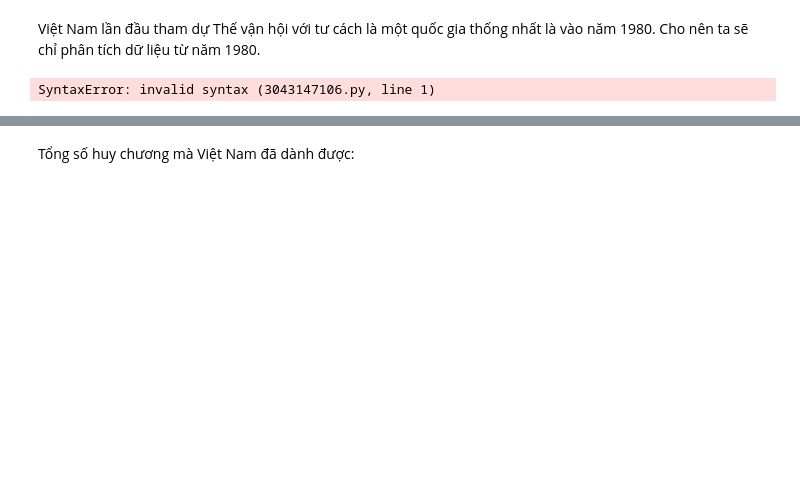
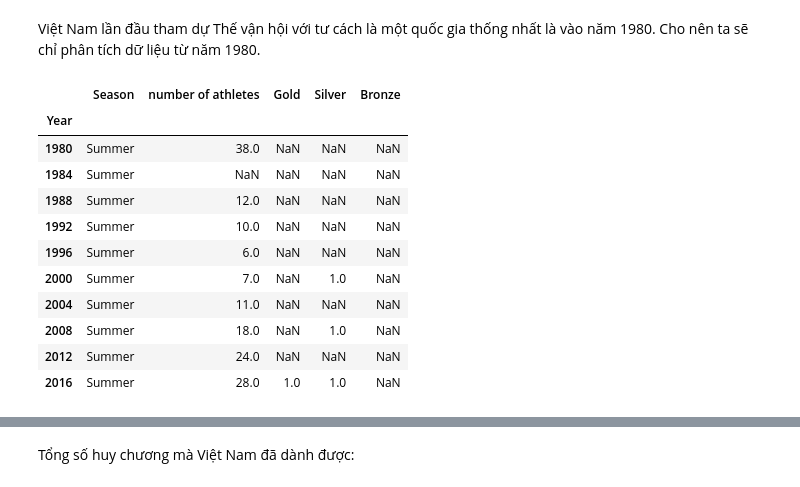
Before and after one commit to tungbtt/LTKHDL_Project, a Jupyter notebook: Olympics.ipynb, the cells around one changed output, grey strips where cells are left out. Cells and saved outputs as stored; diff of their text form; code cells hidden in the pictures; blank space fills up the shorter version.

```diff
--- a/Olympics.ipynb
+++ b/Olympics.ipynb
@@ -512,9 +557,21 @@ df_vn
 # %% [markdown]
 Việt Nam lần đầu tham dự Thế vận hội với tư cách là một quốc gia thống nhất là vào năm 1980. Cho nên ta sẽ chỉ phân tích dữ liệu từ năm 1980.
 # %%
-df_vn = df_vn.drop([x for x in df_vn.index if df_vn.loc[x,'Year'] < 1980]).set_index('Year').
+df_vn = df_vn.drop([x for x in df_vn.index if df_vn.loc[x,'Year'] < 1980]).set_index('Year').sort_index()
+df_vn
 # %% [output]
-SyntaxError: invalid syntax (3043147106.py, line 1)
+|  | Season | number of athletes | Gold | Silver | Bronze |
+| Year |  |  |  |  |  |
+| 1980 | Summer | 38.0 | NaN | NaN | NaN |
+| 1984 | Summer | NaN | NaN | NaN | NaN |
+| 1988 | Summer | 12.0 | NaN | NaN | NaN |
+| 1992 | Summer | 10.0 | NaN | NaN | NaN |
+| 1996 | Summer | 6.0 | NaN | NaN | NaN |
+| 2000 | Summer | 7.0 | NaN | 1.0 | NaN |
+| 2004 | Summer | 11.0 | NaN | NaN | NaN |
+| 2008 | Summer | 18.0 | NaN | 1.0 | NaN |
+| 2012 | Summer | 24.0 | NaN | NaN | NaN |
+| 2016 | Summer | 28.0 | 1.0 | 1.0 | NaN |
 # %%
 df_vn['number of athletes'].plot(linestyle = '-', marker = 'o', alpha = 0.9, figsize = (15,5), linewidth = 2)
 plt.xlabel('Năm')
```
Also changed, not shown: parts of 24 cells of this notebook.
